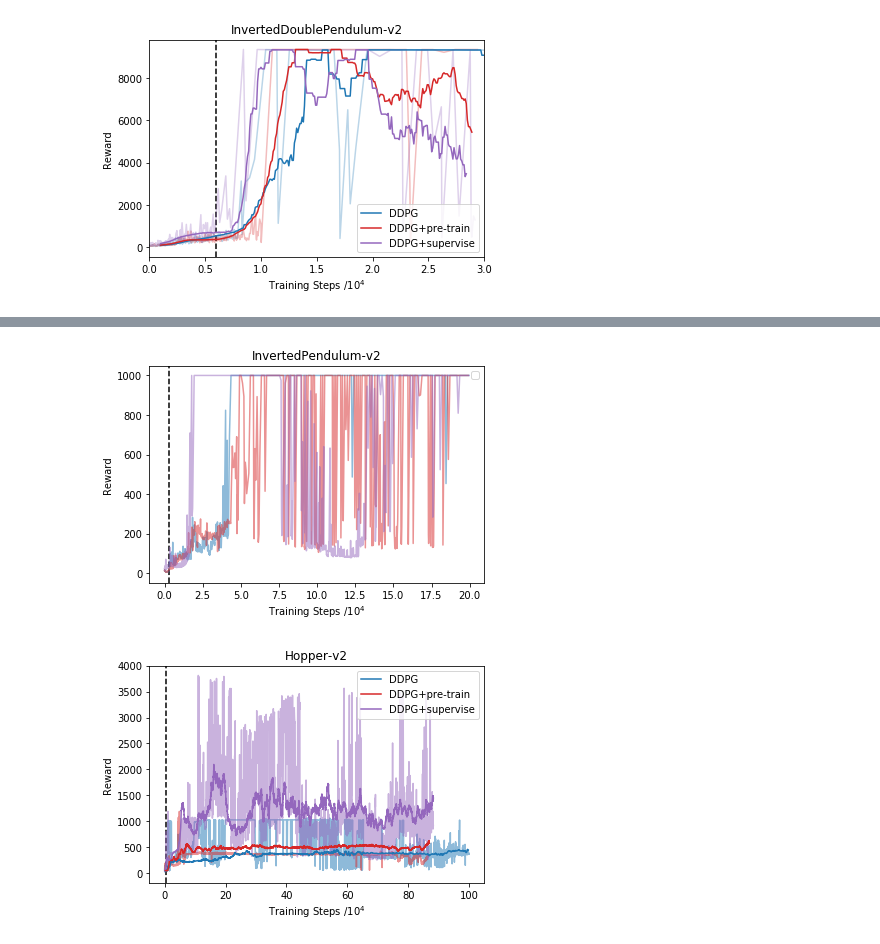
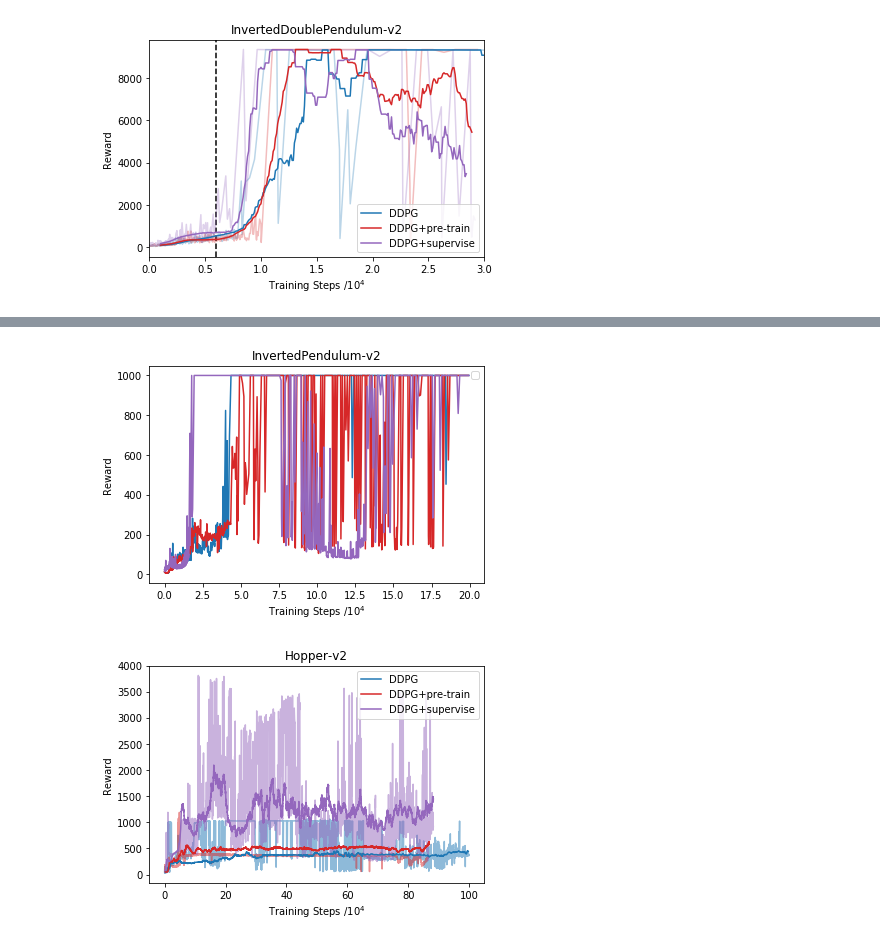
Before and after one commit to zxqzhang/baselines, a Jupyter notebook: baselines/ddpg/plotlogs.ipynb, the cells around one changed output, grey strips where cells are left out. Saved outputs shown, nothing was run; the diff lists cells and outputs as text; code cells hidden in the pictures.

```diff
--- a/baselines/ddpg/plotlogs.ipynb
+++ b/baselines/ddpg/plotlogs.ipynb
@@ -654,16 +654,16 @@ r_baseline_smooth, x_baseline_smooth = smooth(sm_n, x_baseline_concat, r_baselin
 r_supervised_smooth, x_supervised_smooth = smooth(sm_n, x_supervised_concat, r_supervised_concat)
 '''
 ax = fig.add_subplot(111)
-ax.plot(x_baseline4/1e4, r_baseline4, 'C0', alpha=0.5, label='')
-ax.plot(x_expert15/1e4, r_expert15, 'C3', alpha=0.5, label='')
-ax.plot(x_supervised/1e4, r_supervised, 'C4', alpha=0.5, label='')
+ax.plot(x_baseline4/1e4, r_baseline4, 'C0', alpha=1, label='')
+ax.plot(x_expert15/1e4, r_expert15, 'C3', alpha=1, label='')
+ax.plot(x_supervised/1e4, r_supervised, 'C4', alpha=1, label='')
 '''
 ax.plot(x_baseline_smooth/1e4, r_baseline_smooth, 'C0', label='DDPG')
 ax.plot(x_expert_smooth/1e4, r_expert_smooth, 'C3', label='DDPG+pre-train')
 ax.plot(x_supervised_smooth/1e4, r_supervised_smooth, 'C4', label='DDPG+supervise')
 '''
 ax.set_title(env_ids)
-ax.vlines(0.3, 0, 1, transform=ax.get_xaxis_transform(), colors='k', linestyles = "dashed", label='')
+#ax.vlines(0.3, 0, 1, transform=ax.get_xaxis_transform(), colors='k', linestyles = "dashed", label='')
 #ax.hlines(ave_rewards, 0, 1, transform=ax.get_yaxis_transform(), colors='C5', linestyles = "dashed", label='')
 plt.xlabel('Training Steps /$10^4$')
 plt.ylabel('Reward')
@@ -679,4 +679,4 @@ WARNING:matplotlib.legend:No handles with labels found to put in legend.
-[figure, old version]
+[figure, new version]
 # %%
 import os
 import pandas
@@ -813,7 +813,7 @@ ax.plot(x_expert_smooth/1e4, r_expert_smooth, 'C3', label='DDPG+pre-train')
 ax.plot(x_supervised_smooth/1e4, r_supervised_smooth, 'C4', label='DDPG+supervise')
 
 ax.set_title(env_ids)
-ax.vlines(0.3, 0, 1, transform=ax.get_xaxis_transform(), colors='k', linestyles = "dashed", label='')
+#ax.vlines(0.3, 0, 1, transform=ax.get_xaxis_transform(), colors='k', linestyles = "dashed", label='')
 #ax.hlines(ave_rewards, 0, 1, transform=ax.get_yaxis_transform(), colors='C5', linestyles = "dashed", label='')
 plt.xlabel('Training Steps /$10^4$')
 plt.ylabel('Reward')
@@ -825,7 +825,7 @@ plt.show()
 #plt.close()
 #pdf.close()
 # %% [output]
-[figure, old version]
+[figure, new version]
 # %%
 import os
 import pandas
```
Also changed, not shown: parts of 4 cells of this notebook, 9 other files.
